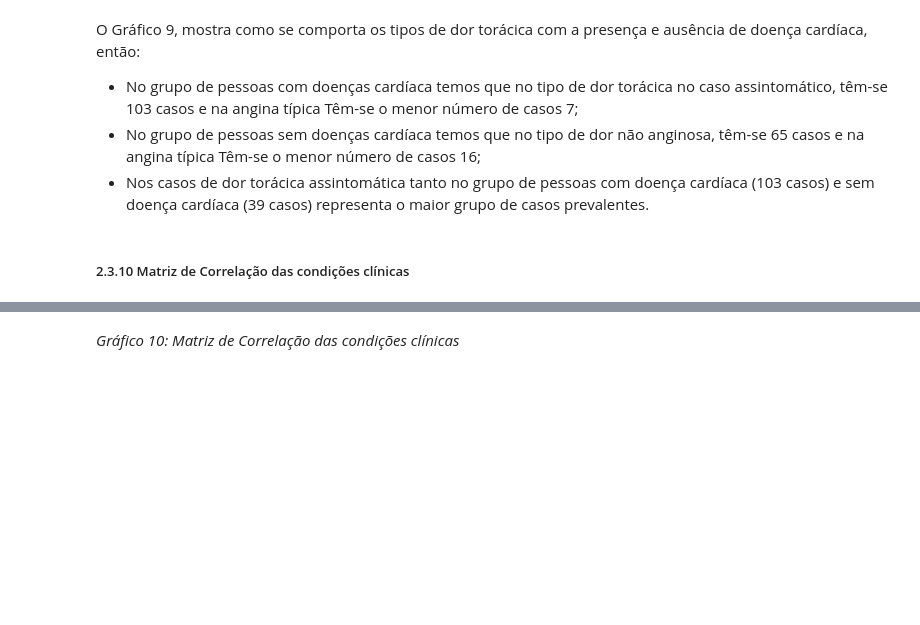
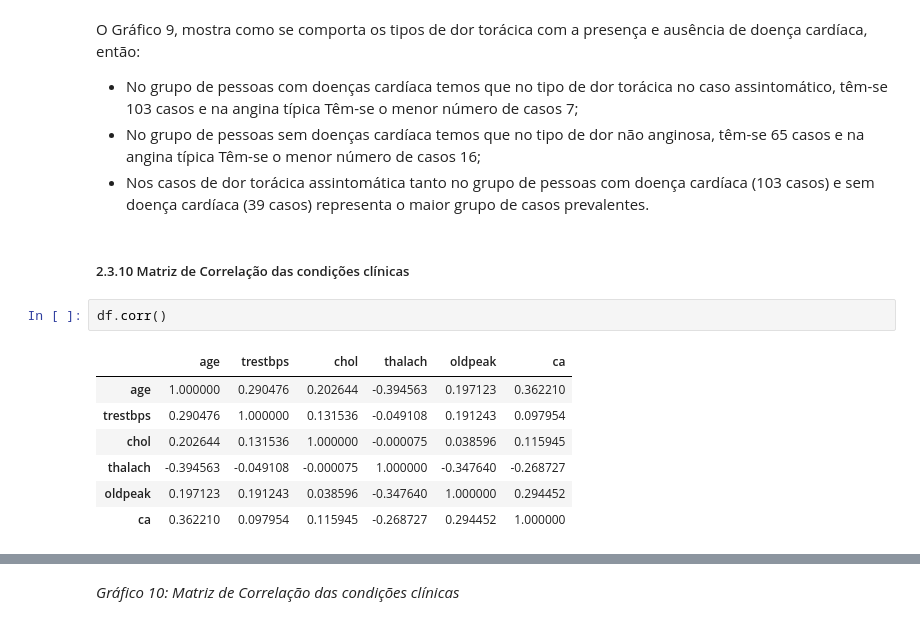
Before and after one commit to luiscpl/PUC_MVP, a Jupyter notebook: MVP_LUIS_CLAUDIO.ipynb, the cells around one changed output, grey strips where cells are left out. Drawn from its saved outputs; the diff is of its cells as text; blank space fills up the shorter version.

```diff
--- a/MVP_LUIS_CLAUDIO.ipynb
+++ b/MVP_LUIS_CLAUDIO.ipynb
@@ -633,5 +632,15 @@ O Gráfico 9, mostra como se comporta os tipos de dor torácica com a presença
 - Nos casos de dor torácica assintomática tanto no grupo de pessoas com doença cardíaca (103 casos) e sem doença cardíaca (39 casos) representa o maior grupo de casos prevalentes.
 # %% [markdown]
 ##### 2.3.10 Matriz de Correlação das condições clínicas
+# %%
+df.corr()
+# %% [output]
+|  | age | trestbps | chol | thalach | oldpeak | ca |
+| age | 1.000000 | 0.290476 | 0.202644 | -0.394563 | 0.197123 | 0.362210 |
+| trestbps | 0.290476 | 1.000000 | 0.131536 | -0.049108 | 0.191243 | 0.097954 |
+| chol | 0.202644 | 0.131536 | 1.000000 | -0.000075 | 0.038596 | 0.115945 |
+| thalach | -0.394563 | -0.049108 | -0.000075 | 1.000000 | -0.347640 | -0.268727 |
+| oldpeak | 0.197123 | 0.191243 | 0.038596 | -0.347640 | 1.000000 | 0.294452 |
+| ca | 0.362210 | 0.097954 | 0.115945 | -0.268727 | 0.294452 | 1.000000 |
 # %%
 # Matriz de correlação apenas para variáveis numéricas
```
Also changed, not shown: parts of 3 cells of this notebook.
